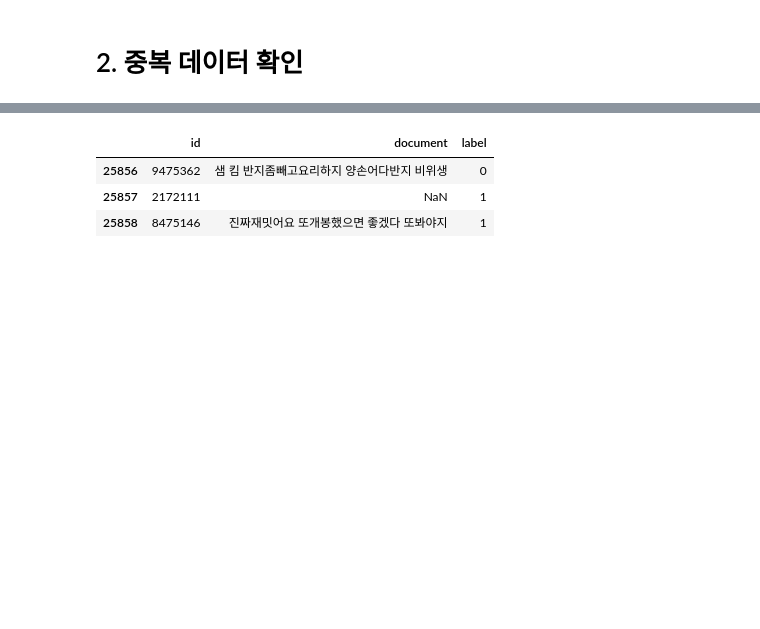
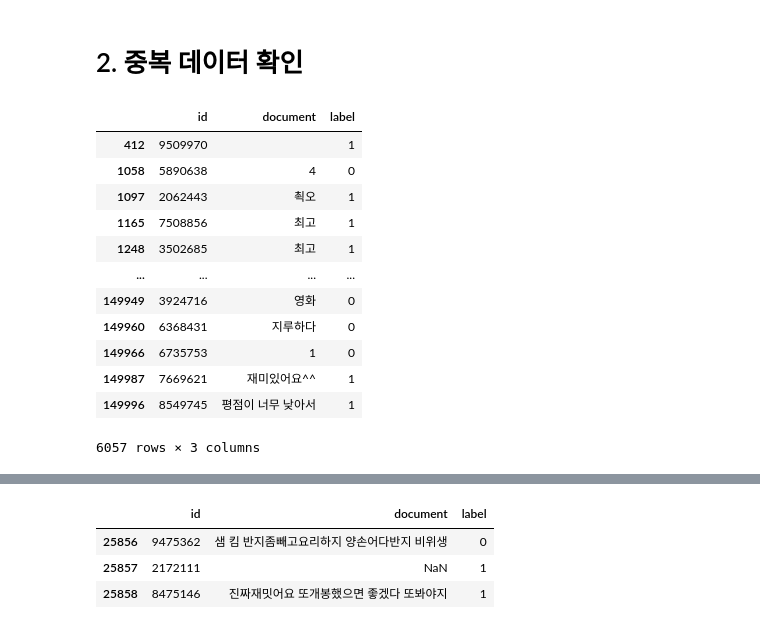
Before and after one commit to colinder/NaverMovieReviewNLP, a Jupyter notebook: Naver_영화_리뷰_감정분석.ipynb, the cells around one changed output, grey strips where cells are left out. Drawn from its saved outputs; the diff is of its cells as text; code cells hidden in the pictures; blank space fills up the shorter version.

```diff
--- a/Naver_영화_리뷰_감정분석.ipynb
+++ b/Naver_영화_리뷰_감정분석.ipynb
@@ -64,4 +68,30 @@ train_data[:10]
 | 9 | 5912145 | 왜케 평점이 낮은건데 꽤 볼만한데 헐리우드식 화려함에만 너무... | 1 |
 # %% [markdown]
 # 2. 중복 데이터 확인
+# %%
+# 중복되어 있는 데이터 출력
+dupl = []
+dupl_train_data = train_data.duplicated("document")
+
+dupl_train_data[0]
+for i, v in enumerate(dupl_train_data):
+  if v == True:
+    dupl.append(i)
+
+dupl_data = train_data.loc[dupl]
+dupl_data
+# %% [output]
+|  | id | document | label |
+| 412 | 9509970 |  | 1 |
+| 1058 | 5890638 | 4 | 0 |
+| 1097 | 2062443 | 쵝오 | 1 |
+| 1165 | 7508856 | 최고 | 1 |
+| 1248 | 3502685 | 최고 | 1 |
+| ... | ... | ... | ... |
+| 149949 | 3924716 | 영화 | 0 |
+| 149960 | 6368431 | 지루하다 | 0 |
+| 149966 | 6735753 | 1 | 0 |
+| 149987 | 7669621 | 재미있어요^^ | 1 |
+| 149996 | 8549745 | 평점이 너무 낮아서 | 1 |
+6057 rows × 3 columns
 # %%
```
Also changed, not shown: parts of 10 cells of this notebook.
